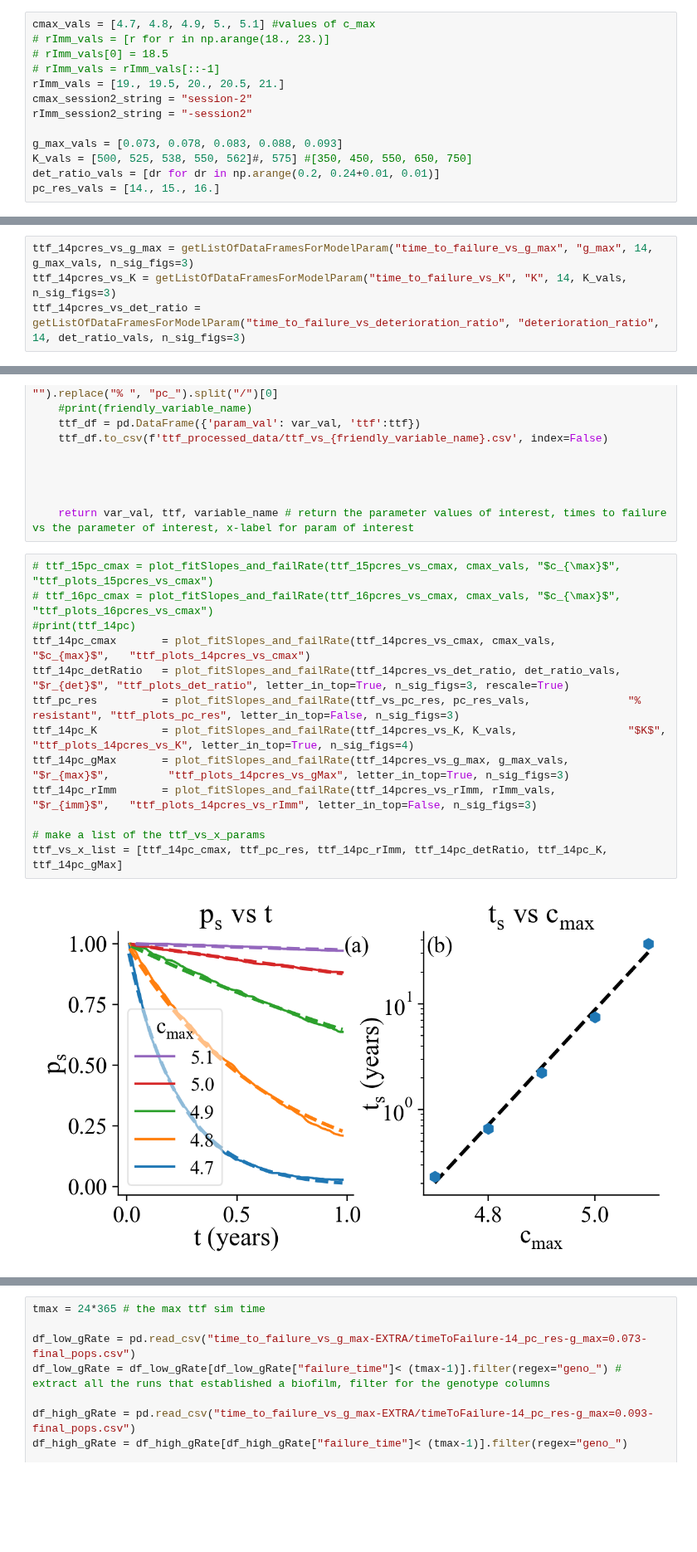
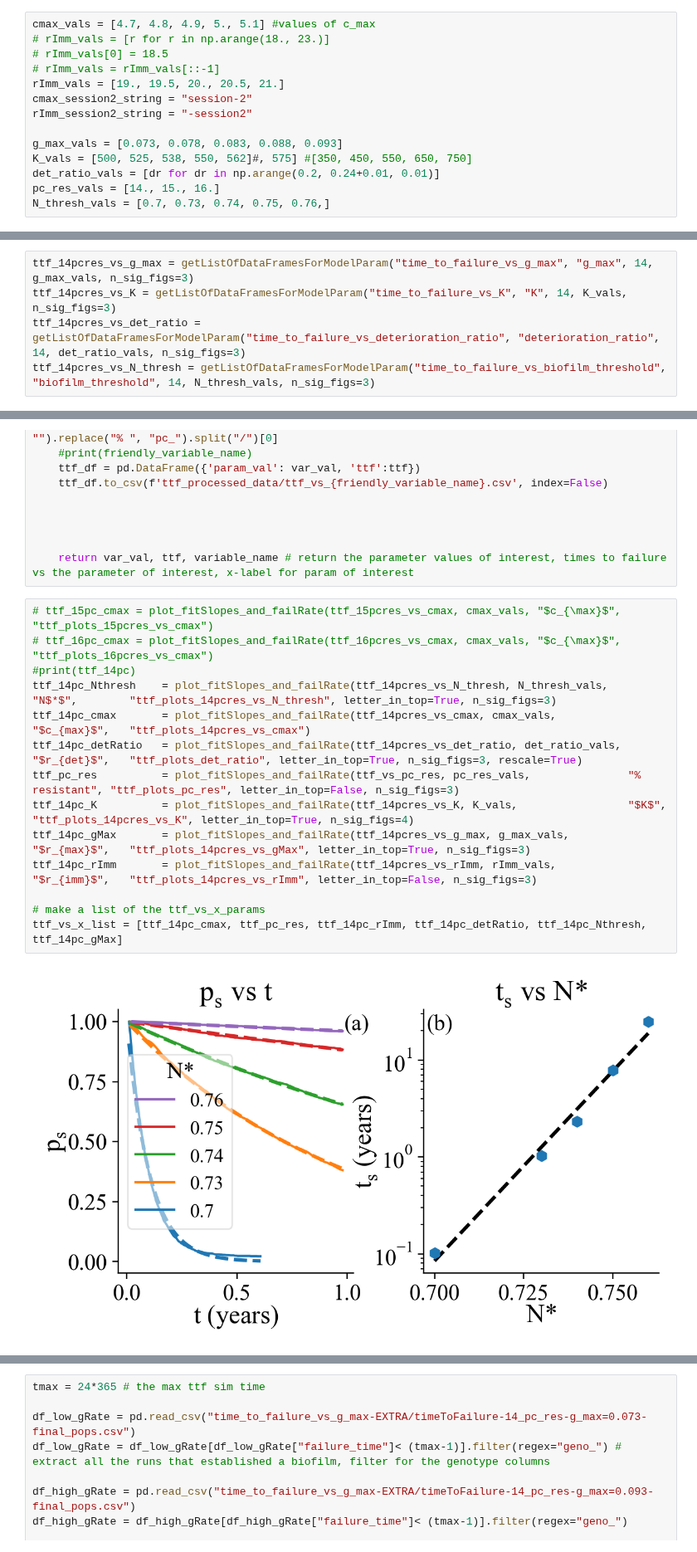
Before and after one commit to patricksinclair/multispecies_postprocessing, a Jupyter notebook: geno_distbs/varying_susceps/ttf_analyser.ipynb, the cells around one changed output, grey strips where cells are left out. Shown at 83% size. Drawn from its saved outputs; the diff is of its cells as text; blank space fills up the shorter version.

```diff
--- a/geno_distbs/varying_susceps/ttf_analyser.ipynb
+++ b/geno_distbs/varying_susceps/ttf_analyser.ipynb
@@ -26,6 +26,7 @@ g_max_vals = [0.073, 0.078, 0.083, 0.088, 0.093]
 K_vals = [500, 525, 538, 550, 562]#, 575] #[350, 450, 550, 650, 750]
 det_ratio_vals = [dr for dr in np.arange(0.2, 0.24+0.01, 0.01)]
 pc_res_vals = [14., 15., 16.]
+N_thresh_vals = [0.7, 0.73, 0.74, 0.75, 0.76,]
 # %%
 max_g_rate = 0.083
 # %%
@@ -105,6 +106,7 @@ ttf_vs_pc_res = [ttf_14pcres_vs_cmax[-2], ttf_15pcres_vs_cmax[-2], ttf_16pcres_v
 ttf_14pcres_vs_g_max = getListOfDataFramesForModelParam("time_to_failure_vs_g_max", "g_max", 14, g_max_vals, n_sig_figs=3)
 ttf_14pcres_vs_K = getListOfDataFramesForModelParam("time_to_failure_vs_K", "K", 14, K_vals, n_sig_figs=3)
 ttf_14pcres_vs_det_ratio = getListOfDataFramesForModelParam("time_to_failure_vs_deterioration_ratio", "deterioration_ratio", 14, det_ratio_vals, n_sig_figs=3)
+ttf_14pcres_vs_N_thresh = getListOfDataFramesForModelParam("time_to_failure_vs_biofilm_threshold", "biofilm_threshold", 14, N_thresh_vals, n_sig_figs=3)
 # %%
 def fit_and_plot_survival_slope(ttf_df_list, cmax_vals):
     '''this function takes in the survival probability data and fits an exponential decay to it.  We can then extract the slope and plot this vs % resistant
@@ -321,15 +323,16 @@ def plot_fitSlopes_and_failRate(ttf_df_list, variable_vals, variable_name, filen
 # %%
 # ttf_15pc_cmax = plot_fitSlopes_and_failRate(ttf_15pcres_vs_cmax, cmax_vals, "$c_{\max}$", "ttf_plots_15pcres_vs_cmax")
 # ttf_16pc_cmax = plot_fitSlopes_and_failRate(ttf_16pcres_vs_cmax, cmax_vals, "$c_{\max}$", "ttf_plots_16pcres_vs_cmax")
 #print(ttf_14pc)
+ttf_14pc_Nthresh    = plot_fitSlopes_and_failRate(ttf_14pcres_vs_N_thresh, N_thresh_vals,   "N$*$",        "ttf_plots_14pcres_vs_N_thresh", letter_in_top=True, n_sig_figs=3)
 ttf_14pc_cmax       = plot_fitSlopes_and_failRate(ttf_14pcres_vs_cmax, cmax_vals,           "$c_{max}$",   "ttf_plots_14pcres_vs_cmax")
-ttf_14pc_detRatio   = plot_fitSlopes_and_failRate(ttf_14pcres_vs_det_ratio, det_ratio_vals, "$r_{det}$", "ttf_plots_det_ratio", letter_in_top=True, n_sig_figs=3, rescale=True)
+ttf_14pc_detRatio   = plot_fitSlopes_and_failRate(ttf_14pcres_vs_det_ratio, det_ratio_vals, "$r_{det}$",   "ttf_plots_det_ratio", letter_in_top=True, n_sig_figs=3, rescale=True)
 ttf_pc_res          = plot_fitSlopes_and_failRate(ttf_vs_pc_res, pc_res_vals,               "% resistant", "ttf_plots_pc_res", letter_in_top=False, n_sig_figs=3)
 ttf_14pc_K          = plot_fitSlopes_and_failRate(ttf_14pcres_vs_K, K_vals,                 "$K$",         "ttf_plots_14pcres_vs_K", letter_in_top=True, n_sig_figs=4)
-ttf_14pc_gMax       = plot_fitSlopes_and_failRate(ttf_14pcres_vs_g_max, g_max_vals,         "$r_{max}$",         "ttf_plots_14pcres_vs_gMax", letter_in_top=True, n_sig_figs=3)
+ttf_14pc_gMax       = plot_fitSlopes_and_failRate(ttf_14pcres_vs_g_max, g_max_vals,         "$r_{max}$",   "ttf_plots_14pcres_vs_gMax", letter_in_top=True, n_sig_figs=3)
 ttf_14pc_rImm       = plot_fitSlopes_and_failRate(ttf_14pcres_vs_rImm, rImm_vals,           "$r_{imm}$",   "ttf_plots_14pcres_vs_rImm", letter_in_top=False, n_sig_figs=3)
 
 # make a list of the ttf_vs_x_params
-ttf_vs_x_list = [ttf_14pc_cmax, ttf_pc_res, ttf_14pc_rImm, ttf_14pc_detRatio, ttf_14pc_K, ttf_14pc_gMax]
+ttf_vs_x_list = [ttf_14pc_cmax, ttf_pc_res, ttf_14pc_rImm, ttf_14pc_detRatio, ttf_14pc_Nthresh, ttf_14pc_gMax]
 # %% [output]
-[figure, old version]
+[figure, new version]
```
Also changed, not shown: parts of 2 cells of this notebook, 2 other files.
